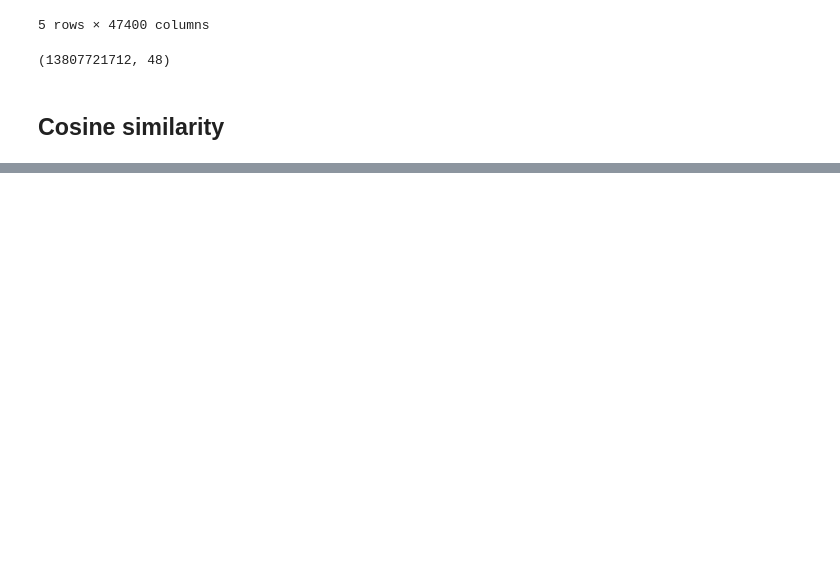
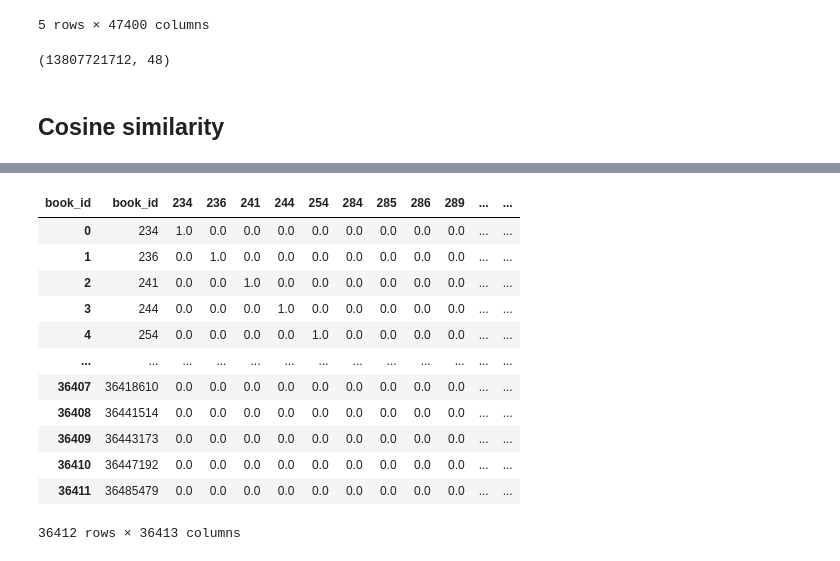
Before and after one commit to ninamamaeva/recommendation_engine, a Jupyter notebook: Untitled.ipynb, the cells around one changed output, grey strips where cells are left out. Drawn from its saved outputs; the diff is of its cells as text; code cells hidden in the pictures; blank space fills up the shorter version.

```diff
--- a/Untitled.ipynb
+++ b/Untitled.ipynb
@@ -75,0 +98,2 @@ sys.getsizeof(data), sys.getsizeof(sparse_data)
+# %%
+sim_sparse = cosine_similarity(sparse_data, dense_output = False)
@@ -75,0 +121,22 @@ sys.getsizeof(data), sys.getsizeof(sparse_data)
+# %%
+rec_df = pd.DataFrame.sparse.from_spmatrix(
+    sim_sparse,
+    index = data.index,
+    columns = data.index
+)
+# %%
+rec_df.reset_index()
+# %% [output]
+| book_id | book_id | 234 | 236 | 241 | 244 | 254 | 284 | 285 | 286 | 289 | ... | ... |
+| 0 | 234 | 1.0 | 0.0 | 0.0 | 0.0 | 0.0 | 0.0 | 0.0 | 0.0 | 0.0 | ... | ... |
+| 1 | 236 | 0.0 | 1.0 | 0.0 | 0.0 | 0.0 | 0.0 | 0.0 | 0.0 | 0.0 | ... | ... |
+| 2 | 241 | 0.0 | 0.0 | 1.0 | 0.0 | 0.0 | 0.0 | 0.0 | 0.0 | 0.0 | ... | ... |
+| 3 | 244 | 0.0 | 0.0 | 0.0 | 1.0 | 0.0 | 0.0 | 0.0 | 0.0 | 0.0 | ... | ... |
+| 4 | 254 | 0.0 | 0.0 | 0.0 | 0.0 | 1.0 | 0.0 | 0.0 | 0.0 | 0.0 | ... | ... |
+| ... | ... | ... | ... | ... | ... | ... | ... | ... | ... | ... | ... | ... |
+| 36407 | 36418610 | 0.0 | 0.0 | 0.0 | 0.0 | 0.0 | 0.0 | 0.0 | 0.0 | 0.0 | ... | ... |
+| 36408 | 36441514 | 0.0 | 0.0 | 0.0 | 0.0 | 0.0 | 0.0 | 0.0 | 0.0 | 0.0 | ... | ... |
+| 36409 | 36443173 | 0.0 | 0.0 | 0.0 | 0.0 | 0.0 | 0.0 | 0.0 | 0.0 | 0.0 | ... | ... |
+| 36410 | 36447192 | 0.0 | 0.0 | 0.0 | 0.0 | 0.0 | 0.0 | 0.0 | 0.0 | 0.0 | ... | ... |
+| 36411 | 36485479 | 0.0 | 0.0 | 0.0 | 0.0 | 0.0 | 0.0 | 0.0 | 0.0 | 0.0 | ... | ... |
+36412 rows × 36413 columns
```
Also changed, not shown: parts of 6 cells of this notebook.
